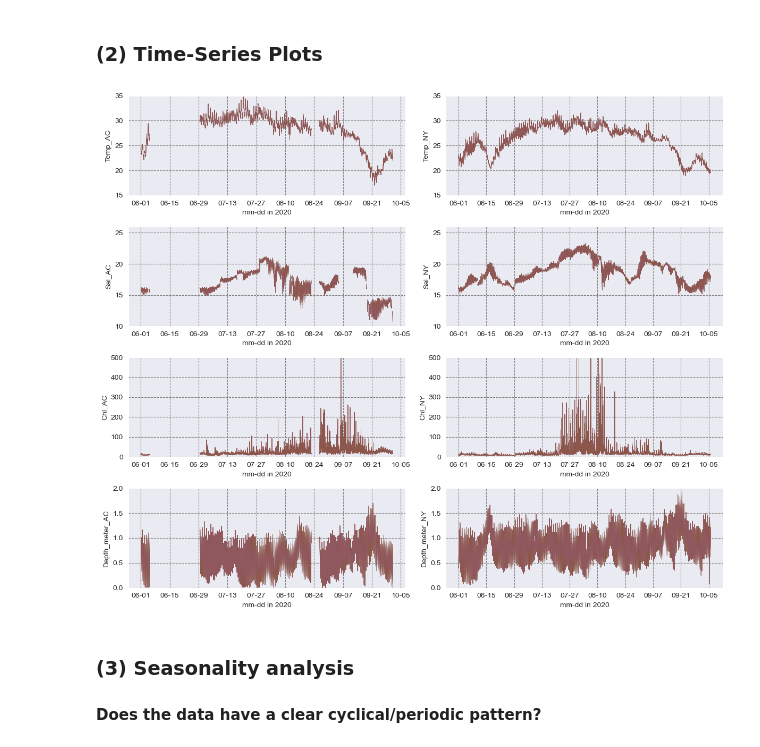
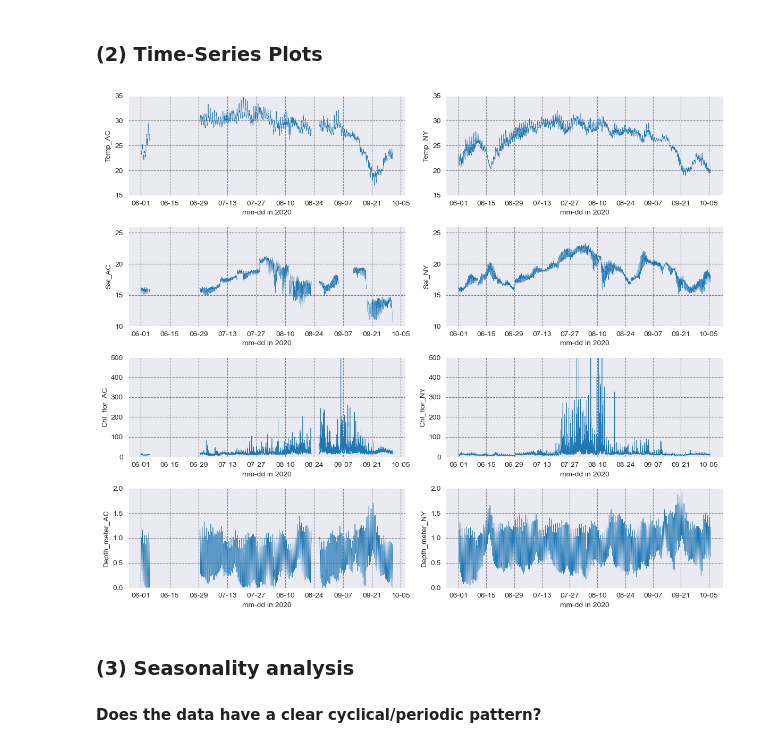
Before and after one commit to Zhu-Yifan/Lafayette_River_Time_Series_Analysis, a Jupyter notebook: notebooks/Time_Series_Analysis.ipynb, the cells around one changed output. Cells and saved outputs as stored; diff of their text form; code cells hidden in the pictures.

```diff
--- a/notebooks/Time_Series_Analysis.ipynb
+++ b/notebooks/Time_Series_Analysis.ipynb
@@ -76,35 +75,31 @@ data.describe()
 | 75% | 28.620000 | 19.960000 | 20.554380 | 7.290000 | 1.130000 | 30.380000 | 18.610000 | 31.922380 | 0.905000 | ... |
 | max | 32.110000 | 23.330000 | 575.199100 | 18.810000 | 1.930000 | 34.830000 | 21.170000 | 575.199100 | 1.695000 | ... |
 # %%
-cols= ['Temp_AC','Temp_NY','Sal_AC','Sal_NY','Chl_AC','Chl_NY','Depth_meter_AC','Depth_meter_NY', 'Date_Time_NY']
+cols= ['Temp_AC','Temp_NY','Sal_AC','Sal_NY','Chl_flor_AC','Chl_flor_NY','Depth_meter_AC','Depth_meter_NY', 'Date_Time_NY']
 data = data[cols]
 # %% [markdown]
 ### (2) Time-Series Plots
 # %%
-fig, axes = plt.subplots(3, 2, figsize=(12, 10))
+fig, ax = plt.subplots(4, 2, figsize=(12, 10))
 nrows, ncols = 4, 2
 y_limits = [(15, 35), (15, 35), (10, 26), (10, 26), (0, 500), (0, 500),(0, 2), (0, 2) ]
-i_range = [0,1,2]
-j_range = [0,1]
 for n in range(1, 9):
-    for i in i_range:
-        for j in j_range:
-            axes[i,j] = plt.subplot(nrows, ncols, n)
-            axes[i,j].plot(data['Date_Time_NY'], data.iloc[:,n-1], marker ='o', markersize = 0, linestyle='-', linewidth=0.5)
-            axes[i,j].set_xlabel('mm-dd in 2020')
-            axes[i,j].set_ylabel(data.columns[n-1])
-            axes[i,j].set_ylim(y_limits[n-1] )
-            axes[i,j].grid(True, color='gray', linestyle='--')
-            axes[i,j].xaxis.set_major_locator(mdates.DayLocator(interval=14)) # Set the y-axis tick locator and formatter
-            axes[i,j].xaxis.set_major_formatter(mdates.DateFormatter('%m-%d'))
+            ax = plt.subplot(nrows, ncols, n)
+            ax.plot(data['Date_Time_NY'], data.iloc[:,n-1], marker ='o', markersize = 0, linestyle='-', linewidth=0.5)
+            ax.set_xlabel('mm-dd in 2020')
+            ax.set_ylabel(data.columns[n-1])
+            ax.set_ylim(y_limits[n-1] )
+            ax.grid(True, color='gray', linestyle='--')
+            ax.xaxis.set_major_locator(mdates.DayLocator(interval=14)) # Set the y-axis tick locator and formatter
+            ax.xaxis.set_major_formatter(mdates.DateFormatter('%m-%d'))
             xticks = [np.arange(dt.datetime(2020, 6, 1), dt.datetime(2020, 10, 6), dt.timedelta(days=14))]
             date_vector = np.ravel(xticks) # Flatten the numpy array into a one-dimensional vector
-            axes[i,j].set_xticks(date_vector)
+            ax.set_xticks(date_vector)
 
 plt.tight_layout()
 plt.show()
 # %% [output]
-[figure, old version]
+[figure, new version]
 # %% [markdown]
 ### (3) Seasonality analysis
 #### Does the data have a clear cyclical/periodic pattern?
```
Also changed, not shown: parts of 8 cells of this notebook.
